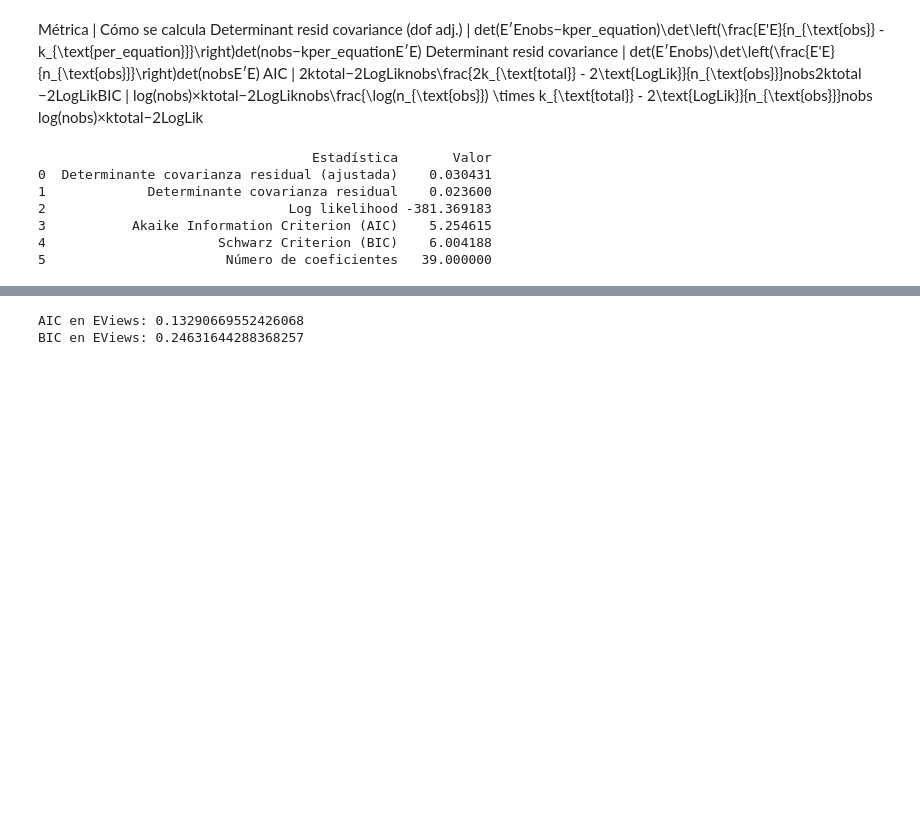
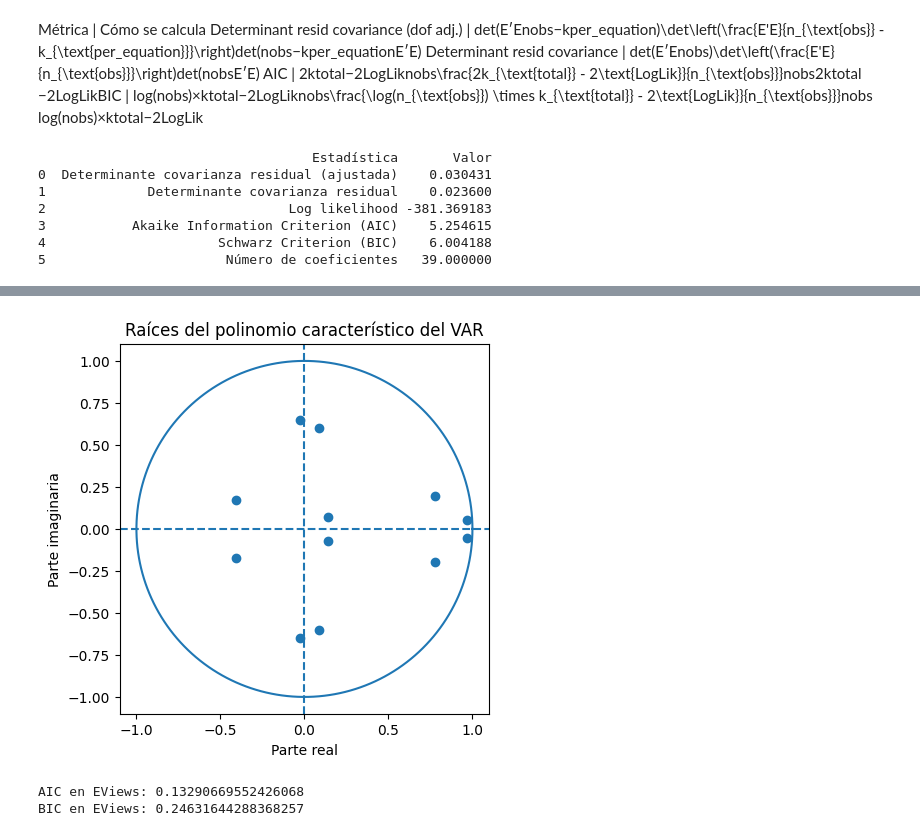
Before and after one commit to DavidGuzzi/MECMT10, a Jupyter notebook: clase_3.ipynb, the cells around one changed output, grey strips where cells are left out. Cells and saved outputs as stored; diff of their text form; code cells hidden in the pictures; blank space fills up the shorter version.

```diff
--- a/clase_3.ipynb
+++ b/clase_3.ipynb
@@ -797,3 +878,37 @@ loglik_total
+# %%
+import numpy as np
+import matplotlib.pyplot as plt
+from statsmodels.tsa.api import VAR
+
+# —————— AJUSTAR EL VAR ——————
+model      = VAR(df_f)       # df_f: tu DataFrame
+var_result = model.fit(4)
+
+# —————— RAÍCES DIRECTAS ——————
+inv_roots = var_result.roots      # raíces inversas μ = λ⁻¹
+roots     = 1.0 / inv_roots       # raíces directas λ = 1/μ
+moduli    = np.abs(roots)         # módulos
+
+# —————— GRÁFICO ——————
+fig, ax = plt.subplots()
+# dibujar círculo unitario
+theta = np.linspace(0, 2 * np.pi, 200)
+ax.plot(np.cos(theta), np.sin(theta))
+
+# graficar raíces
+ax.scatter(roots.real, roots.imag)
+
+# agregar líneas punteadas en x=0 e y=0
+ax.axhline(0, linestyle='--')
+ax.axvline(0, linestyle='--')
+
+ax.set_aspect('equal', 'box')
+ax.set_xlabel('Parte real')
+ax.set_ylabel('Parte imaginaria')
+ax.set_title('Raíces del polinomio característico del VAR')
+plt.show()
+# %% [output]
+[figure, added]
 # %%
 n = len(df_f)  # Número de observaciones en tu modelo
 aic_eviews = modelo_mle.aic / n
```
Also changed, not shown: parts of 3 cells of this notebook.
